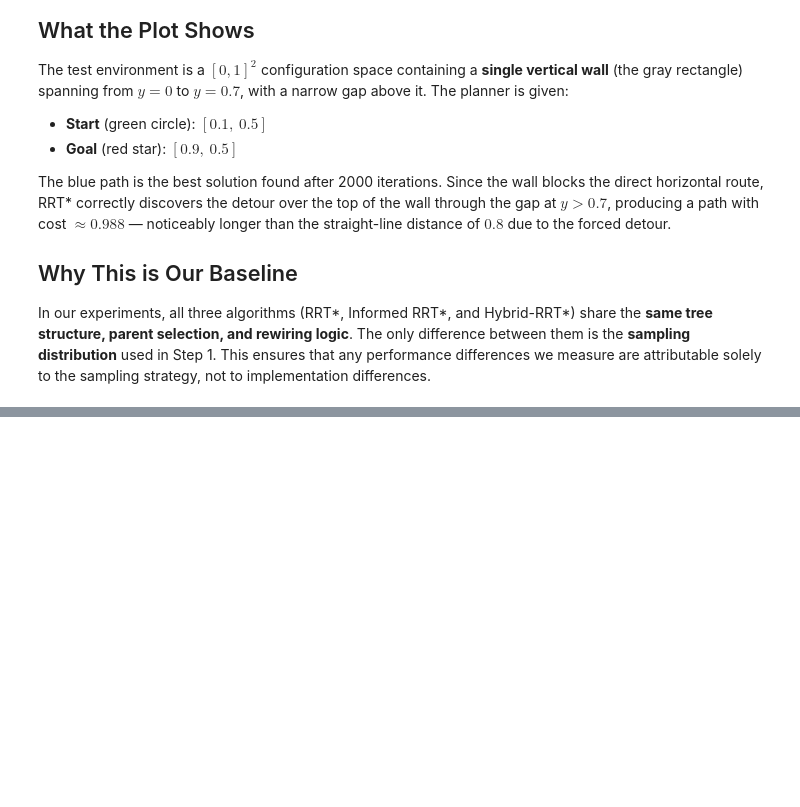
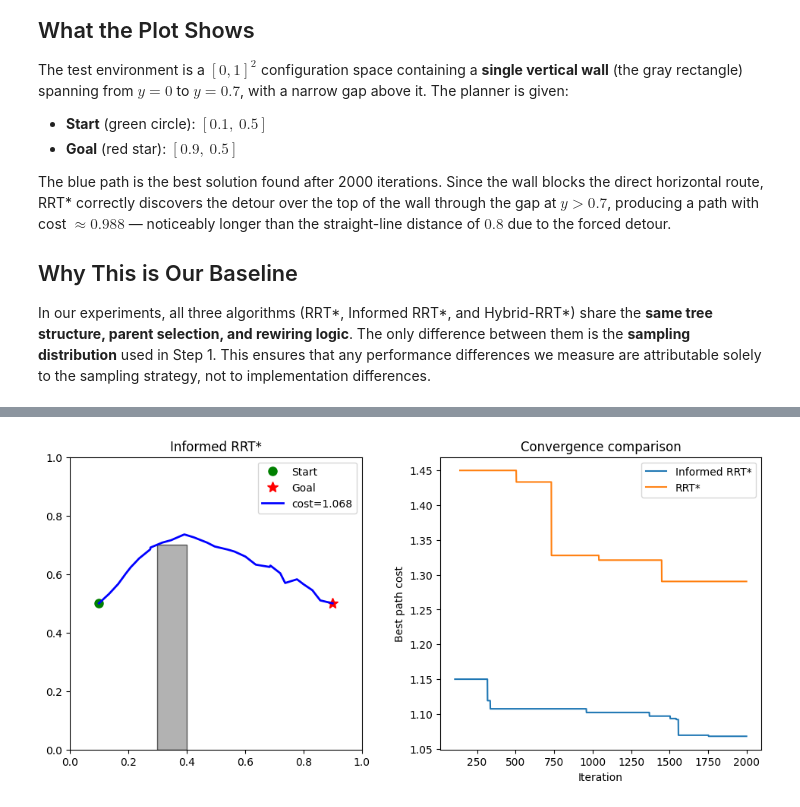
Before and after one commit to Camille-Ferrell/mobile_robotics_final_project, a Jupyter notebook: final_project.ipynb, the cells around one changed output, grey strips where cells are left out. Saved outputs shown, nothing was run; the diff lists cells and outputs as text; code cells hidden in the pictures; blank space fills up the shorter version.

```diff
--- a/final_project.ipynb
+++ b/final_project.ipynb
@@ -54,0 +98,22 @@ ax.legend(); plt.show()
+# %%
+from informed_rrt_star import informed_rrt_star
+
+path_i, cost_i, t_init_i, n_init_i, cost_hist_i = informed_rrt_star(
+    map_, [0.1, 0.5], [0.9, 0.5], goal_radius=0.05, params=params)
+
+fig, axes = plt.subplots(1, 2, figsize=(12, 5))
+
+# left: path
+plot_map(axes[0], map_, [0.1,0.5], [0.9,0.5])
+if path_i is not None:
+    axes[0].plot(path_i[:,0], path_i[:,1], 'b-', lw=2, label=f'cost={cost_i:.3f}')
+axes[0].set_title('Informed RRT*'); axes[0].legend()
+
+# right: cost convergence vs RRT*
+axes[1].plot(cost_hist_i, label='Informed RRT*')
+axes[1].plot(cost_hist, label='RRT*')   # cost_history from the RRT* cell
+axes[1].set_xlabel('Iteration'); axes[1].set_ylabel('Best path cost')
+axes[1].set_title('Convergence comparison'); axes[1].legend()
+plt.show()
+# %% [output]
+[figure, added]
```
Also changed, not shown: parts of 6 cells of this notebook, 3 other files.
